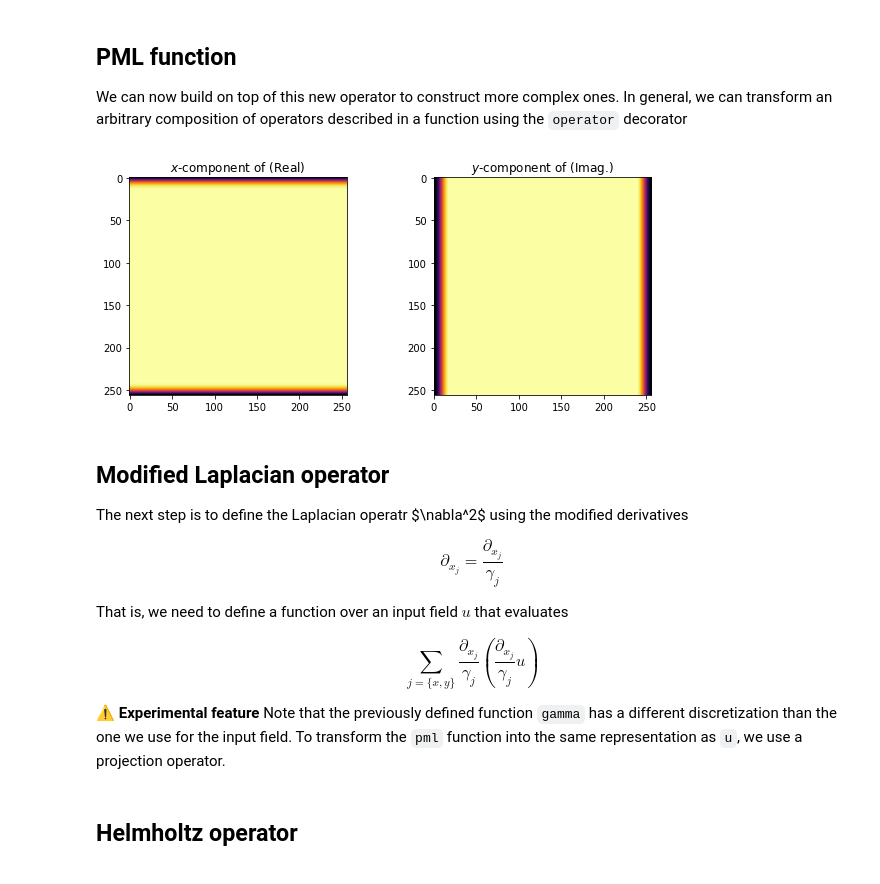
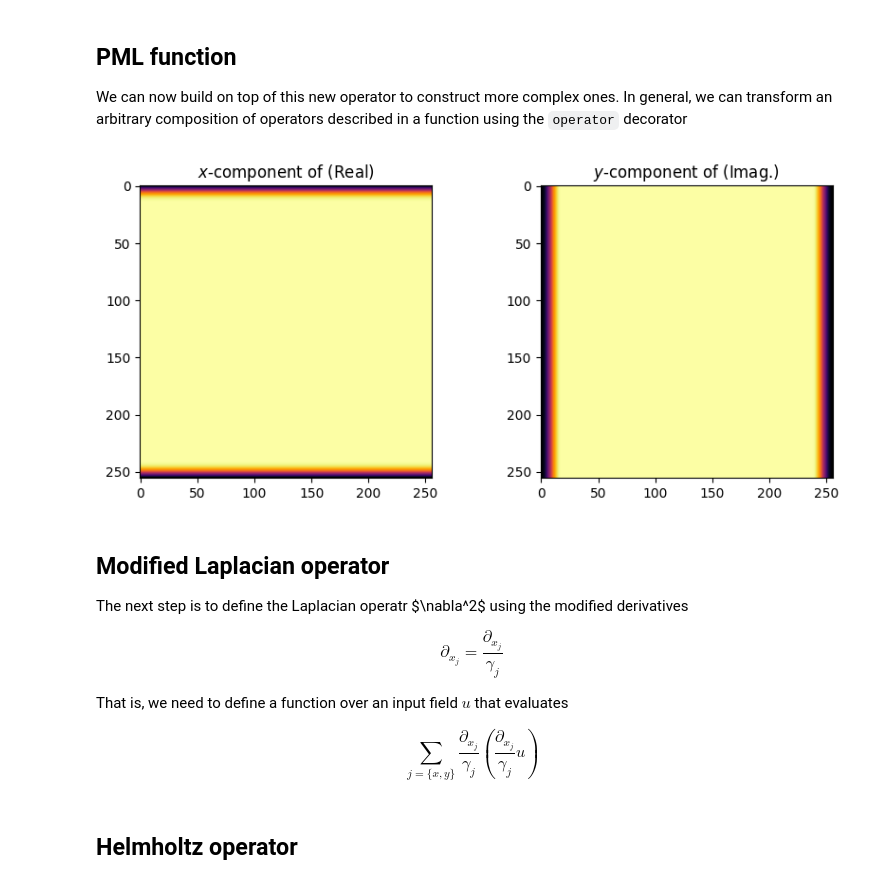
Before and after one commit to ucl-bug/jaxdf, a Jupyter notebook: docs/notebooks/simulate_helmholtz_equation.ipynb, the cells around one changed output. Drawn from its saved outputs; the diff is of its cells as text; code cells hidden in the pictures.

```diff
--- a/docs/notebooks/simulate_helmholtz_equation.ipynb
+++ b/docs/notebooks/simulate_helmholtz_equation.ipynb
@@ -102,17 +102,17 @@ def gamma(x, omega=1.):
 
 pml = gamma(x)
 # %%
-pml_on_grid = pml.get_field_on_grid()
+pml_on_grid = pml.on_grid
 
 # Plot the field
 fig, ax = plt.subplots(1,2,figsize=(10,4))
 ax[0].imshow(pml_on_grid[...,0].real, cmap="inferno")
 ax[0].set_title("$x$-component of (Real)")
 ax[1].imshow(pml_on_grid[...,1].imag, cmap="inferno")
 ax[1].set_title("$y$-component of (Imag.)")
 plt.show()
 # %% [output]
-[figure, old version]
+[figure, new version]
 # %% [markdown]
 ## Modified Laplacian operator
 
@@ -127,8 +127,6 @@ That is, we need to define a function over an input field $u$ that evaluates
 $$
 \sum_{j=\{x,y\}} \frac{\partial_{x_j}}{\gamma_j} \left( \frac{\partial_{x_j}}{\gamma_j} u \right)
 $$
-
-**⚠️ Experimental feature** Note that the previously defined function `gamma` has a different discretization than the one we use for the input field. To transform the `pml` function into the same representation as `u`, we use a projection operator.
 # %%
 from jaxdf.operators import gradient, diag_jacobian, sum_over_dims
 
```
Also changed, not shown: parts of 11 cells of this notebook, 2 other files.
